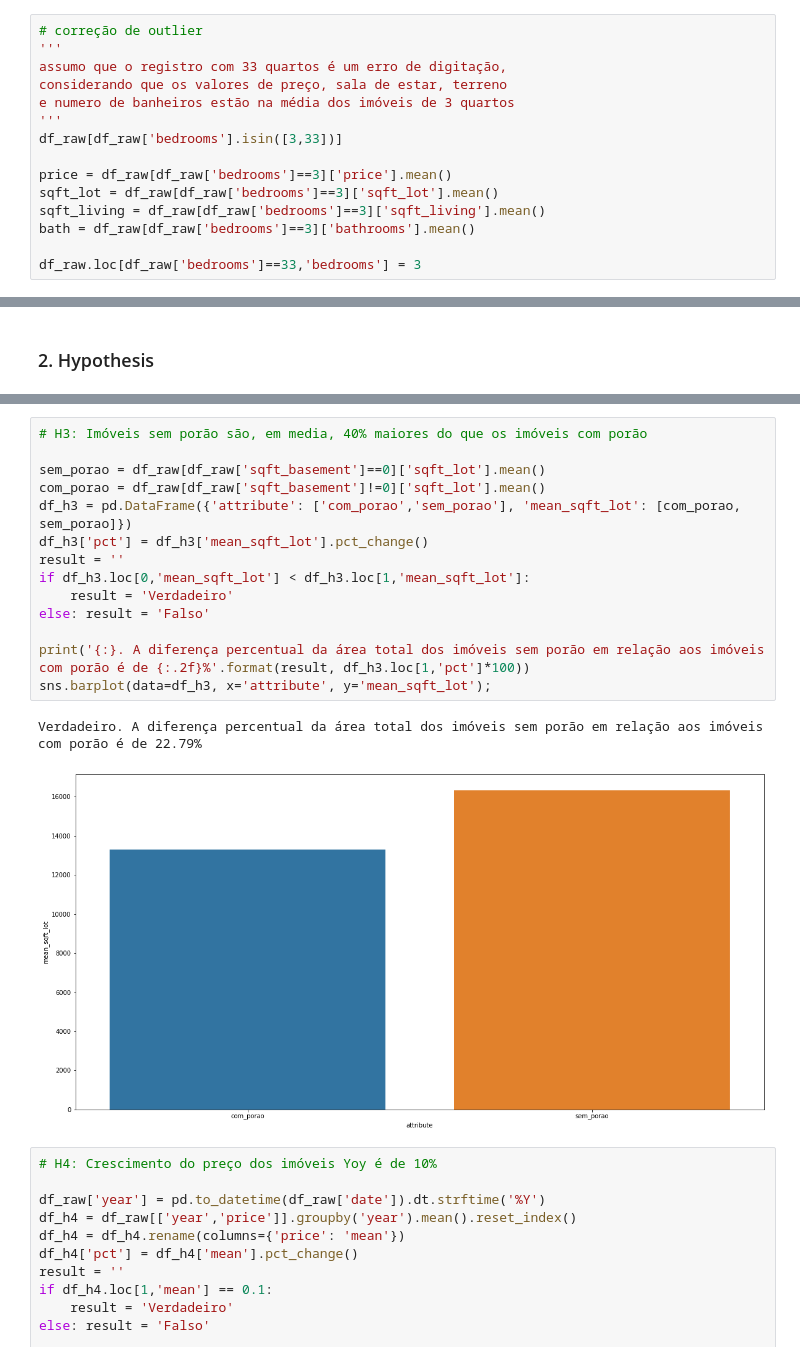
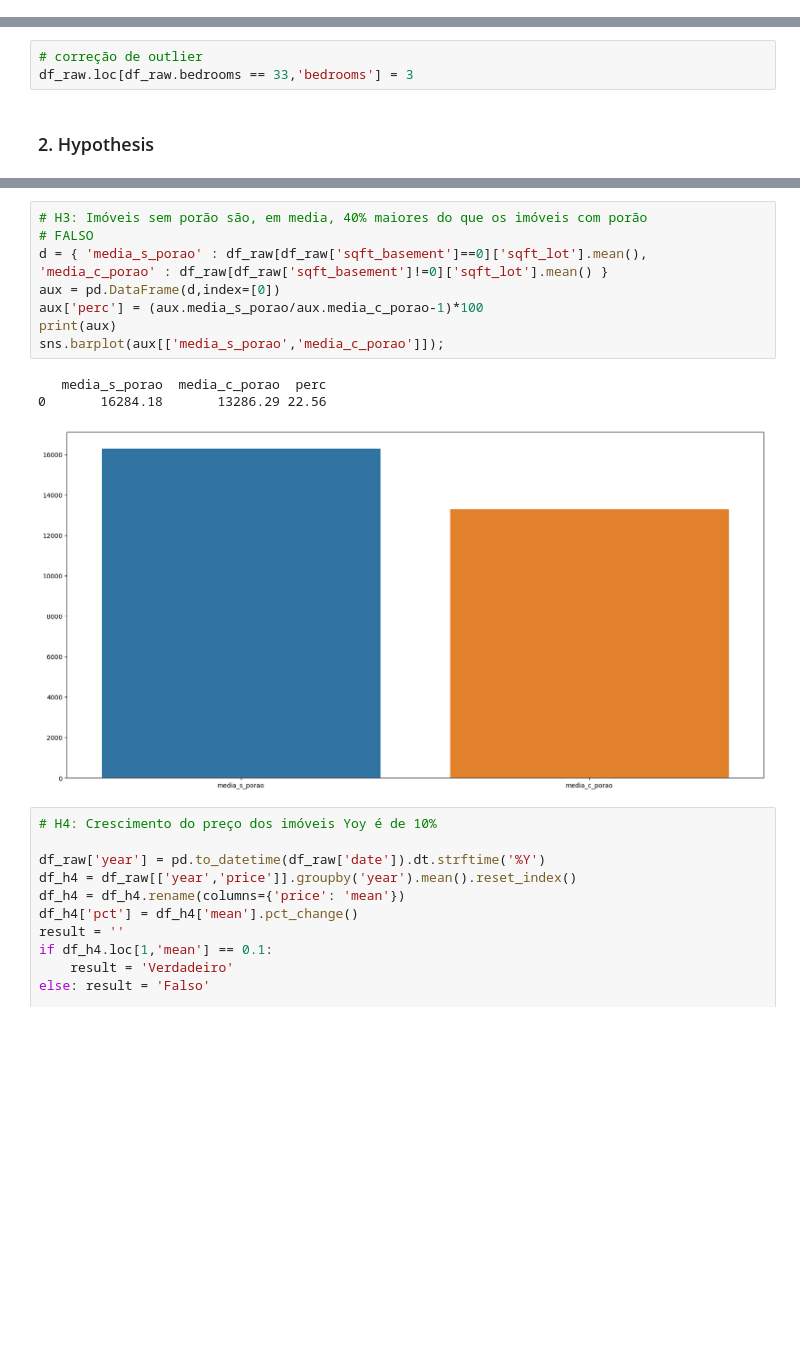
Before and after one commit to dsrodrigovieira/houserocketsales, a Jupyter notebook: notebooks/1.0.rv_house_rocket_sales.ipynb, the cells around one changed output, grey strips where cells are left out. Drawn from its saved outputs; the diff is of its cells as text; blank space fills up the shorter version.

Commit message:
removido outlier. validadas hipoteses 1-3

```diff
--- a/notebooks/1.0.rv_house_rocket_sales.ipynb
+++ b/notebooks/1.0.rv_house_rocket_sales.ipynb
@@ -235,17 +213,2 @@ df_raw[['id','waterfront']].groupby('waterfront').count().reset_index()
 # %% [markdown]
 #### 1.5 Cleaning
-# %%
-# correção de outlier
-'''
-assumo que o registro com 33 quartos é um erro de digitação,
-considerando que os valores de preço, sala de estar, terreno
-e numero de banheiros estão na média dos imóveis de 3 quartos
-'''
-df_raw[df_raw['bedrooms'].isin([3,33])]
-
-price = df_raw[df_raw['bedrooms']==3]['price'].mean()
-sqft_lot = df_raw[df_raw['bedrooms']==3]['sqft_lot'].mean()
-sqft_living = df_raw[df_raw['bedrooms']==3]['sqft_living'].mean()
-bath = df_raw[df_raw['bedrooms']==3]['bathrooms'].mean()
-
-df_raw.loc[df_raw['bedrooms']==33,'bedrooms'] = 3
@@ -252,2 +238,5 @@ df_raw.loc[df_raw['bedrooms']==33,'bedrooms'] = 3
+# %%
+# correção de outlier
+df_raw.loc[df_raw.bedrooms == 33,'bedrooms'] = 3
 # %% [markdown]
 ### 2. Hypothesis
@@ -284,20 +267,15 @@ Diferenca percentual: -0.44%
 # %%
 # H3: Imóveis sem porão são, em media, 40% maiores do que os imóveis com porão
-
-sem_porao = df_raw[df_raw['sqft_basement']==0]['sqft_lot'].mean()
-com_porao = df_raw[df_raw['sqft_basement']!=0]['sqft_lot'].mean()
-df_h3 = pd.DataFrame({'attribute': ['com_porao','sem_porao'], 'mean_sqft_lot': [com_porao, sem_porao]})
-df_h3['pct'] = df_h3['mean_sqft_lot'].pct_change()
-result = ''
-if df_h3.loc[0,'mean_sqft_lot'] < df_h3.loc[1,'mean_sqft_lot']:
-    result = 'Verdadeiro'
-else: result = 'Falso'
-
-print('{:}. A diferença percentual da área total dos imóveis sem porão em relação aos imóveis com porão é de {:.2f}%'.format(result, df_h3.loc[1,'pct']*100))
-sns.barplot(data=df_h3, x='attribute', y='mean_sqft_lot');
+# FALSO
+d = { 'media_s_porao' : df_raw[df_raw['sqft_basement']==0]['sqft_lot'].mean(), 'media_c_porao' : df_raw[df_raw['sqft_basement']!=0]['sqft_lot'].mean() }
+aux = pd.DataFrame(d,index=[0])
+aux['perc'] = (aux.media_s_porao/aux.media_c_porao-1)*100
+print(aux)
+sns.barplot(aux[['media_s_porao','media_c_porao']]);
 # %% [output]
-Verdadeiro. A diferença percentual da área total dos imóveis sem porão em relação aos imóveis com porão é de 22.79%
+   media_s_porao  media_c_porao  perc
+0       16284.18       13286.29 22.56
-[figure, old version]
+[figure, new version]
 # %%
 # H4: Crescimento do preço dos imóveis Yoy é de 10%
 
```
Also changed, not shown: parts of 20 cells of this notebook.
